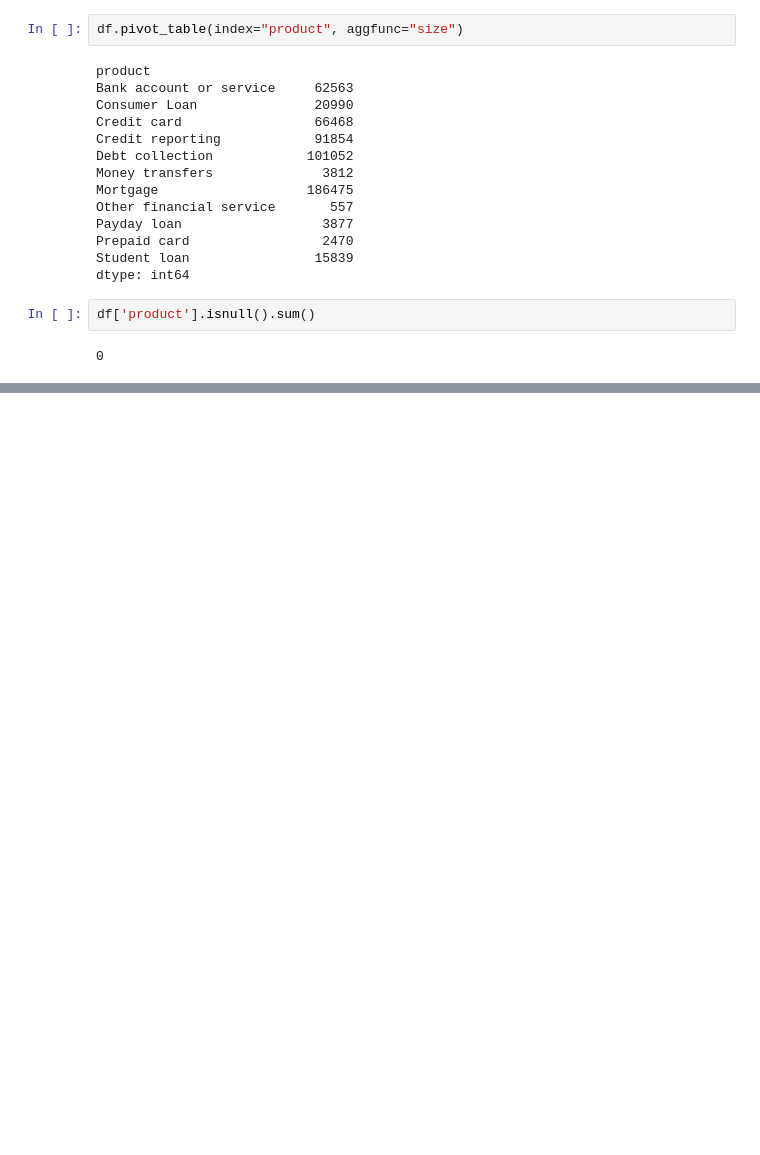
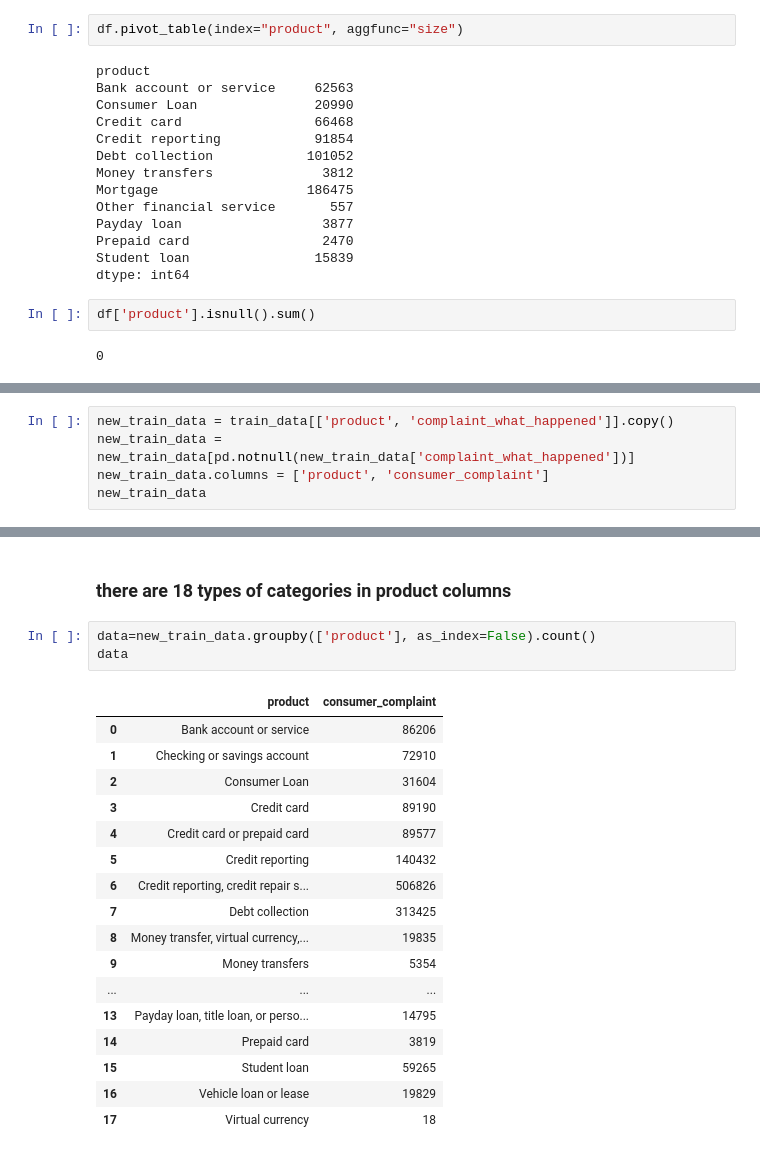
Before and after one commit to jasimdipu/value_base, a Jupyter notebook: consumer_complaints.ipynb, the cells around one changed output, grey strips where cells are left out. Drawn from its saved outputs; the diff is of its cells as text; blank space fills up the shorter version.

```diff
--- a/consumer_complaints.ipynb
+++ b/consumer_complaints.ipynb
@@ -145,0 +196,5 @@ df['product'].isnull().sum()
+# %%
+new_train_data = train_data[['product', 'complaint_what_happened']].copy()
+new_train_data = new_train_data[pd.notnull(new_train_data['complaint_what_happened'])]
+new_train_data.columns = ['product', 'consumer_complaint']
+new_train_data
@@ -145,0 +246,23 @@ df['product'].isnull().sum()
+# %% [markdown]
+### there are 18 types of categories in product columns
+# %%
+data=new_train_data.groupby(['product'], as_index=False).count()
+data
+# %% [output]
+|  | product | consumer_complaint |
+| 0 | Bank account or service | 86206 |
+| 1 | Checking or savings account | 72910 |
+| 2 | Consumer Loan | 31604 |
+| 3 | Credit card | 89190 |
+| 4 | Credit card or prepaid card | 89577 |
+| 5 | Credit reporting | 140432 |
+| 6 | Credit reporting, credit repair s... | 506826 |
+| 7 | Debt collection | 313425 |
+| 8 | Money transfer, virtual currency,... | 19835 |
+| 9 | Money transfers | 5354 |
+| ... | ... | ... |
+| 13 | Payday loan, title loan, or perso... | 14795 |
+| 14 | Prepaid card | 3819 |
+| 15 | Student loan | 59265 |
+| 16 | Vehicle loan or lease | 19829 |
+| 17 | Virtual currency | 18 |
```
Also changed, not shown: parts of 17 cells of this notebook.
